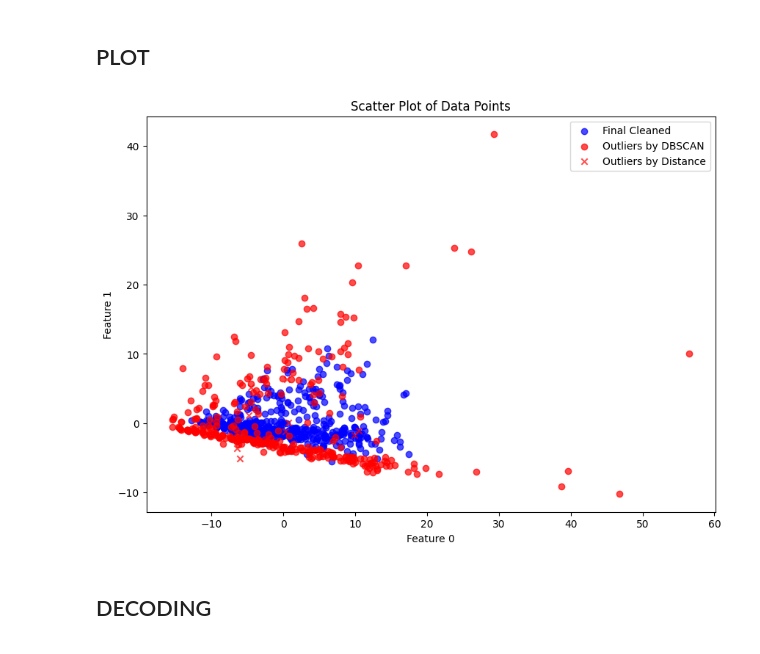
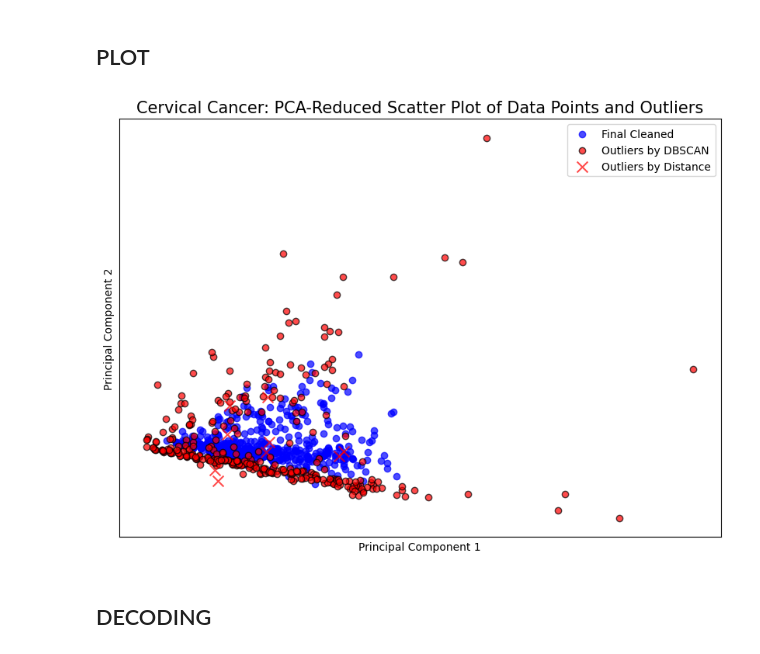
Before and after one commit to Naviden/PrivGen, a Jupyter notebook: notebooks/privgen_example_cervical.ipynb, the cells around one changed output. Saved outputs shown, nothing was run; the diff lists cells and outputs as text; code cells hidden in the pictures.

```diff
--- a/notebooks/privgen_example_cervical.ipynb
+++ b/notebooks/privgen_example_cervical.ipynb
@@ -174,10 +156,18 @@ outlier_detection_by_dist.filter_and_save_by_distance(
 # %% [markdown]
 
 ## PLOT
+# %%
+
+import matplotlib.pyplot as plt
+from sklearn.decomposition import PCA
+
+plt.style.use('default')
+# plt.style.use('ggplot')
 # %%
-final_plot.plot_data_points(dataset_name)
+
+plot_data_points(dataset_name, 'Cervical Cancer')
 # %% [output]
-[figure, old version]
+[figure, new version]
 # %% [markdown]
 
 ## DECODING
```
Also changed, not shown: parts of 1 cell of this notebook.
